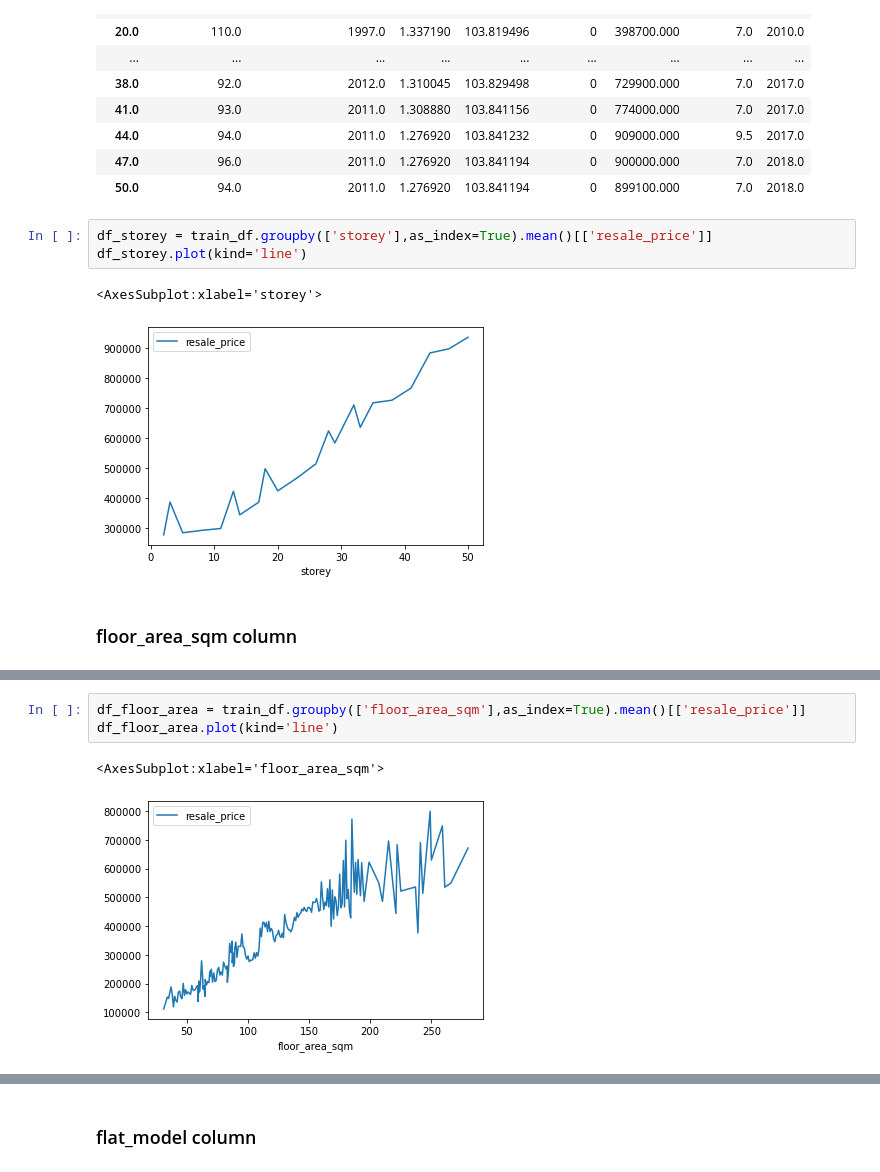
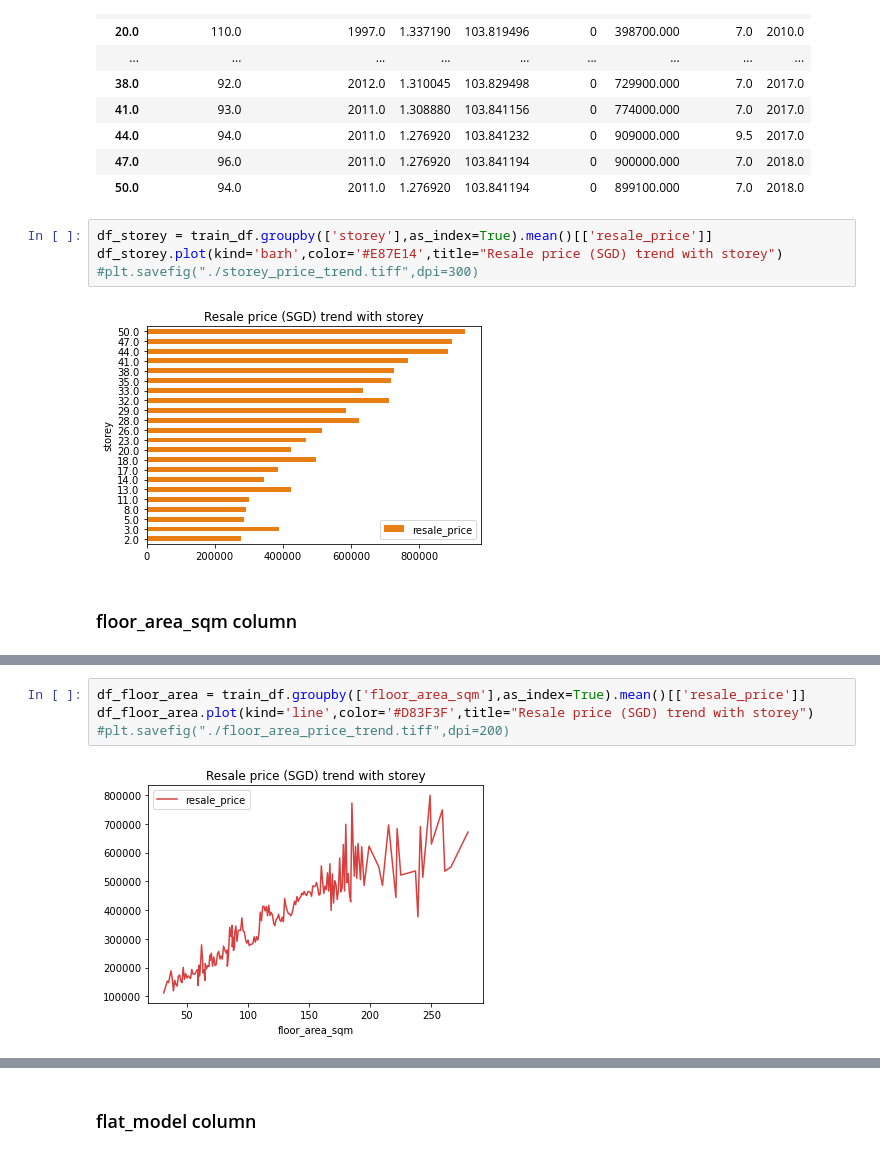
Before and after one commit to dheeraj-sn/hdb_resale_price_prediction, a Jupyter notebook: EDA and Pre-processing.ipynb, the cells around one changed output, grey strips where cells are left out. Drawn from its saved outputs; the diff is of its cells as text.

```diff
--- a/EDA and Pre-processing.ipynb
+++ b/EDA and Pre-processing.ipynb
@@ -313,10 +399,10 @@ train_df.groupby(['storey']).median()
 | 50.0 | 94.0 | 2011.0 | 1.276920 | 103.841194 | 0 | 899100.000 | 7.0 | 2018.0 |
 # %%
 df_storey = train_df.groupby(['storey'],as_index=True).mean()[['resale_price']]
-df_storey.plot(kind='line')
+df_storey.plot(kind='barh',color='#E87E14',title="Resale price (SGD) trend with storey")
+#plt.savefig("./storey_price_trend.tiff",dpi=300)
 # %% [output]
-<AxesSubplot:xlabel='storey'>
-[figure, old version]
+[figure, new version]
 # %% [markdown]
 ### floor_area_sqm column
 # %%
@@ -341,7 +427,7 @@ array([118. , 110. , 112. ,  67. ,  73. , 100. ,  60. , 140. , 122. ,
        190. , 249. , 259. , 241. , 193. , 261. ,  68.8], dtype=float32)
 # %%
 df_floor_area = train_df.groupby(['floor_area_sqm'],as_index=True).mean()[['resale_price']]
-df_floor_area.plot(kind='line')
+df_floor_area.plot(kind='line',color='#D83F3F',title="Resale price (SGD) trend with storey")
+#plt.savefig("./floor_area_price_trend.tiff",dpi=200)
 # %% [output]
-<AxesSubplot:xlabel='floor_area_sqm'>
-[figure, old version]
+[figure, new version]
```
Also changed, not shown: parts of 17 cells of this notebook, 1 other file.
